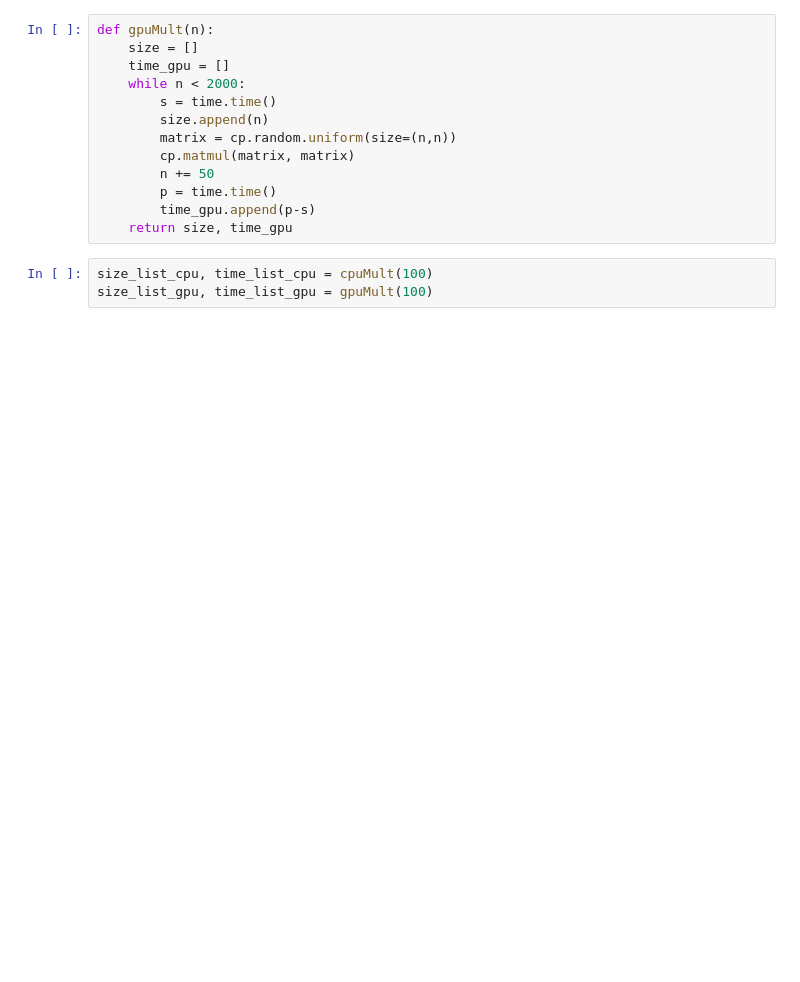
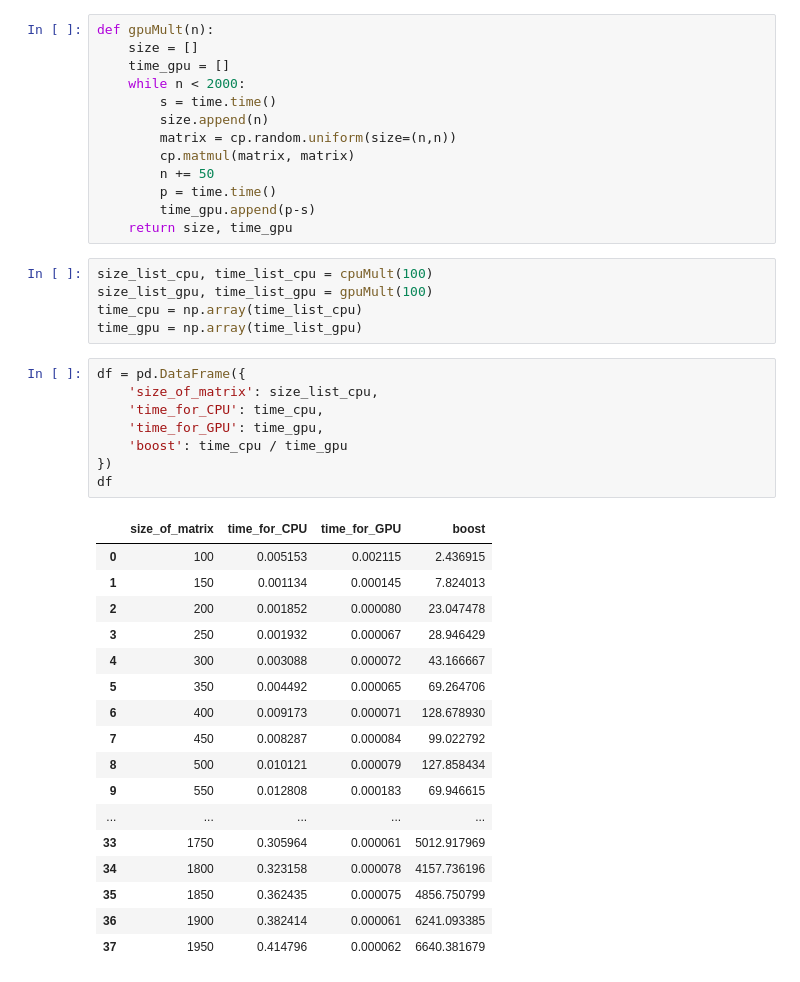
Before and after one commit to yaroslavtsepkov/colab, a Jupyter notebook: Matrix.ipynb, the cells around one changed output. Saved outputs shown, nothing was run; the diff lists cells and outputs as text; blank space fills up the shorter version.

```diff
--- a/Matrix.ipynb
+++ b/Matrix.ipynb
@@ -39,6 +42,34 @@ def gpuMult(n):
 # %%
 size_list_cpu, time_list_cpu = cpuMult(100)
 size_list_gpu, time_list_gpu = gpuMult(100)
+time_cpu = np.array(time_list_cpu)
+time_gpu = np.array(time_list_gpu)
+# %%
+df = pd.DataFrame({
+    'size_of_matrix': size_list_cpu,
+    'time_for_CPU': time_cpu,
+    'time_for_GPU': time_gpu,
+    'boost': time_cpu / time_gpu
+})
+df
+# %% [output]
+|  | size_of_matrix | time_for_CPU | time_for_GPU | boost |
+| 0 | 100 | 0.005153 | 0.002115 | 2.436915 |
+| 1 | 150 | 0.001134 | 0.000145 | 7.824013 |
+| 2 | 200 | 0.001852 | 0.000080 | 23.047478 |
+| 3 | 250 | 0.001932 | 0.000067 | 28.946429 |
+| 4 | 300 | 0.003088 | 0.000072 | 43.166667 |
+| 5 | 350 | 0.004492 | 0.000065 | 69.264706 |
+| 6 | 400 | 0.009173 | 0.000071 | 128.678930 |
+| 7 | 450 | 0.008287 | 0.000084 | 99.022792 |
+| 8 | 500 | 0.010121 | 0.000079 | 127.858434 |
+| 9 | 550 | 0.012808 | 0.000183 | 69.946615 |
+| ... | ... | ... | ... | ... |
+| 33 | 1750 | 0.305964 | 0.000061 | 5012.917969 |
+| 34 | 1800 | 0.323158 | 0.000078 | 4157.736196 |
+| 35 | 1850 | 0.362435 | 0.000075 | 4856.750799 |
+| 36 | 1900 | 0.382414 | 0.000061 | 6241.093385 |
+| 37 | 1950 | 0.414796 | 0.000062 | 6640.381679 |
 # %%
 if size_list_cpu and size_list_gpu and time_list_cpu and time_list_gpu:
     fig, ax = plt.subplots()
```
Also changed, not shown: parts of 3 cells of this notebook.
